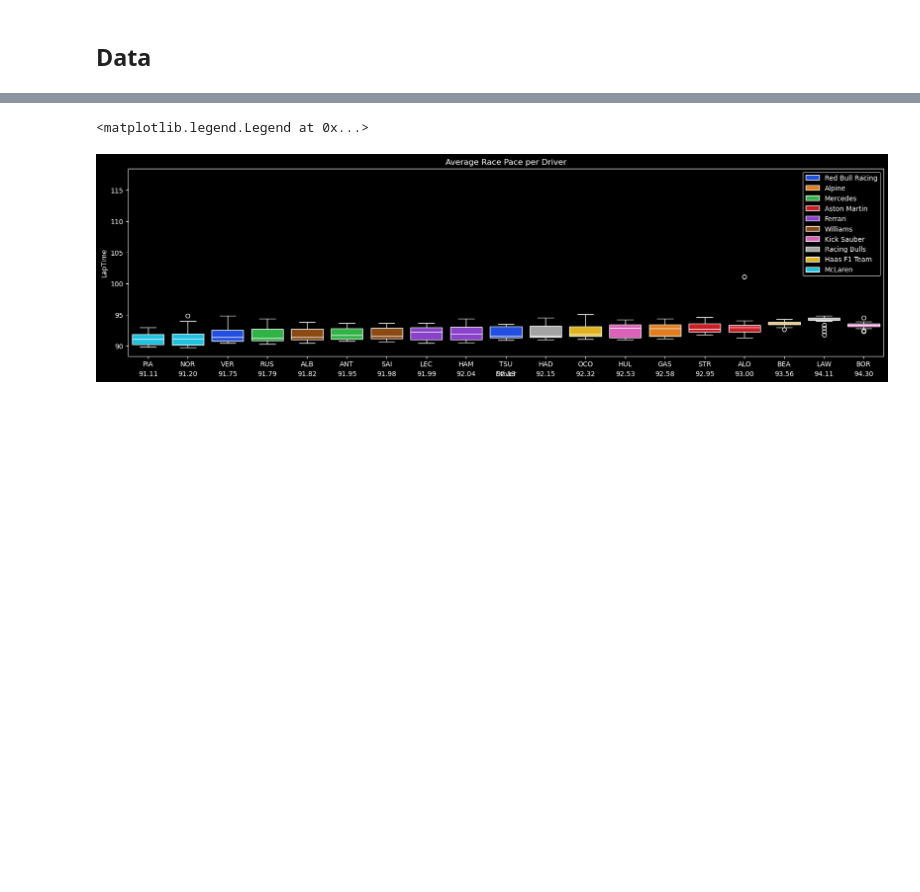
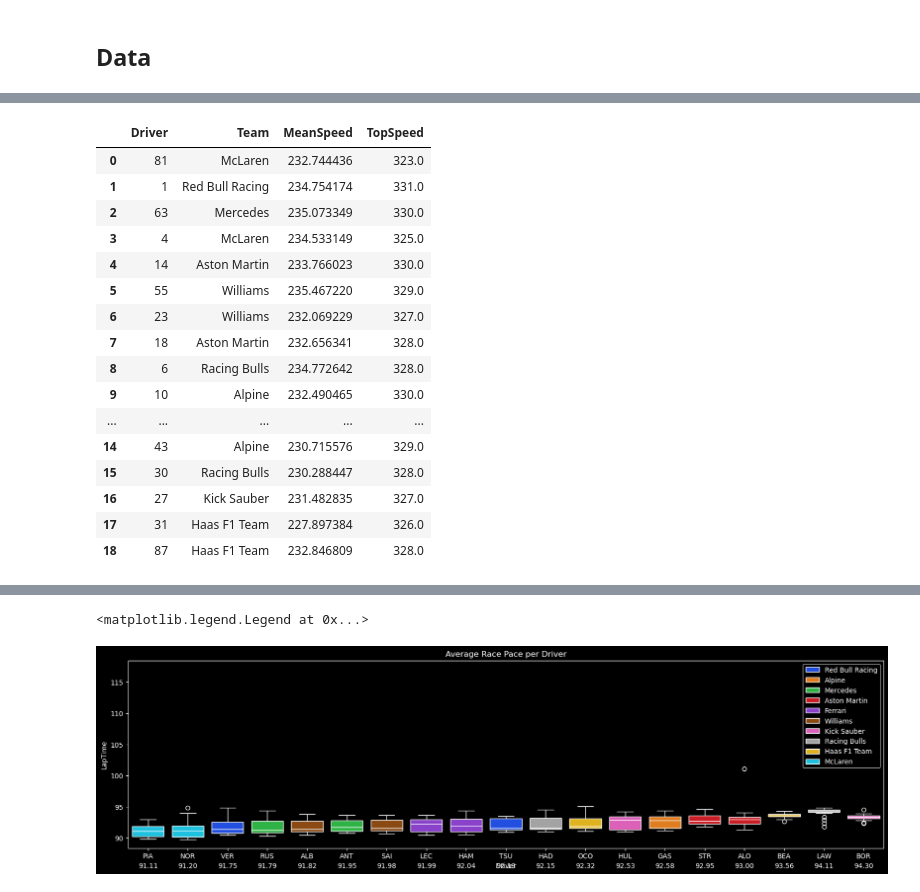
Before and after one commit to Sanket-g-75/F1_Analysis, a Jupyter notebook: code.ipynb, the cells around one changed output, grey strips where cells are left out. Saved outputs shown, nothing was run; the diff lists cells and outputs as text; code cells hidden in the pictures; blank space fills up the shorter version.

```diff
--- a/code.ipynb
+++ b/code.ipynb
@@ -60,0 +120,20 @@ memory usage: 8.0+ KB
+# %%
+car_setups
+# %% [output]
+|  | Driver | Team | MeanSpeed | TopSpeed |
+| 0 | 81 | McLaren | 232.744436 | 323.0 |
+| 1 | 1 | Red Bull Racing | 234.754174 | 331.0 |
+| 2 | 63 | Mercedes | 235.073349 | 330.0 |
+| 3 | 4 | McLaren | 234.533149 | 325.0 |
+| 4 | 14 | Aston Martin | 233.766023 | 330.0 |
+| 5 | 55 | Williams | 235.467220 | 329.0 |
+| 6 | 23 | Williams | 232.069229 | 327.0 |
+| 7 | 18 | Aston Martin | 232.656341 | 328.0 |
+| 8 | 6 | Racing Bulls | 234.772642 | 328.0 |
+| 9 | 10 | Alpine | 232.490465 | 330.0 |
+| ... | ... | ... | ... | ... |
+| 14 | 43 | Alpine | 230.715576 | 329.0 |
+| 15 | 30 | Racing Bulls | 230.288447 | 328.0 |
+| 16 | 27 | Kick Sauber | 231.482835 | 327.0 |
+| 17 | 31 | Haas F1 Team | 227.897384 | 326.0 |
+| 18 | 87 | Haas F1 Team | 232.846809 | 328.0 |
```
Also changed, not shown: parts of 18 cells of this notebook, 2 other files.
